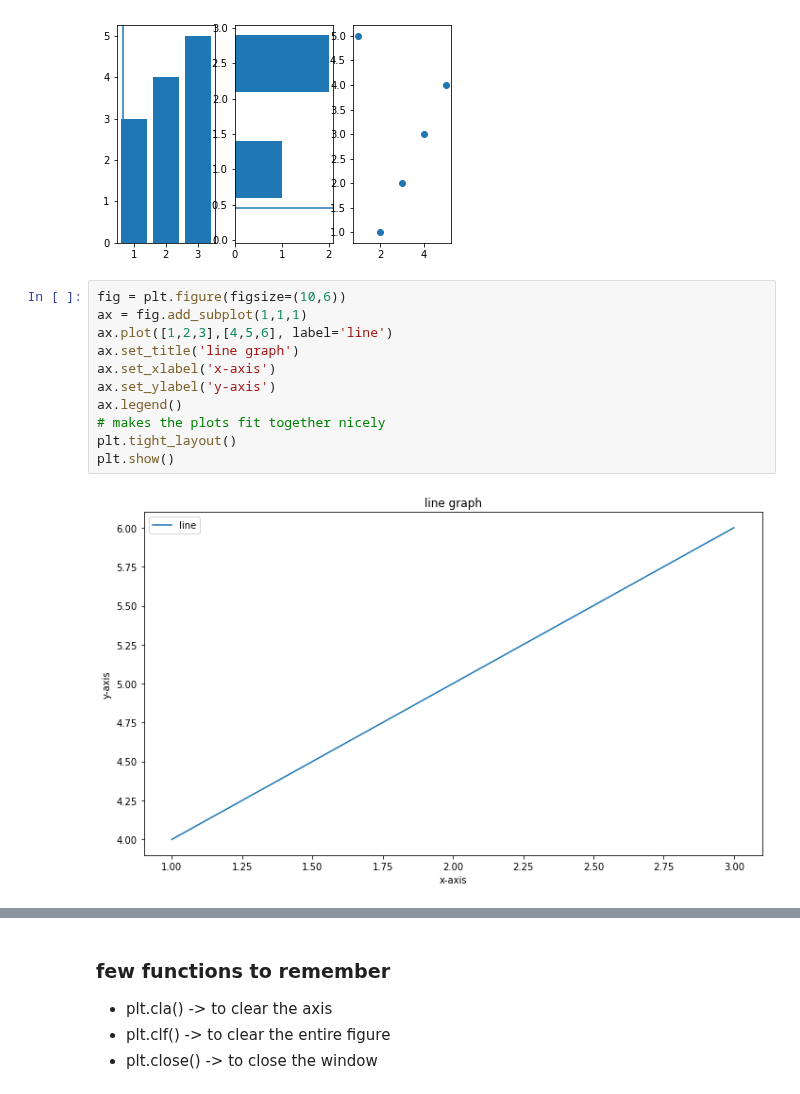
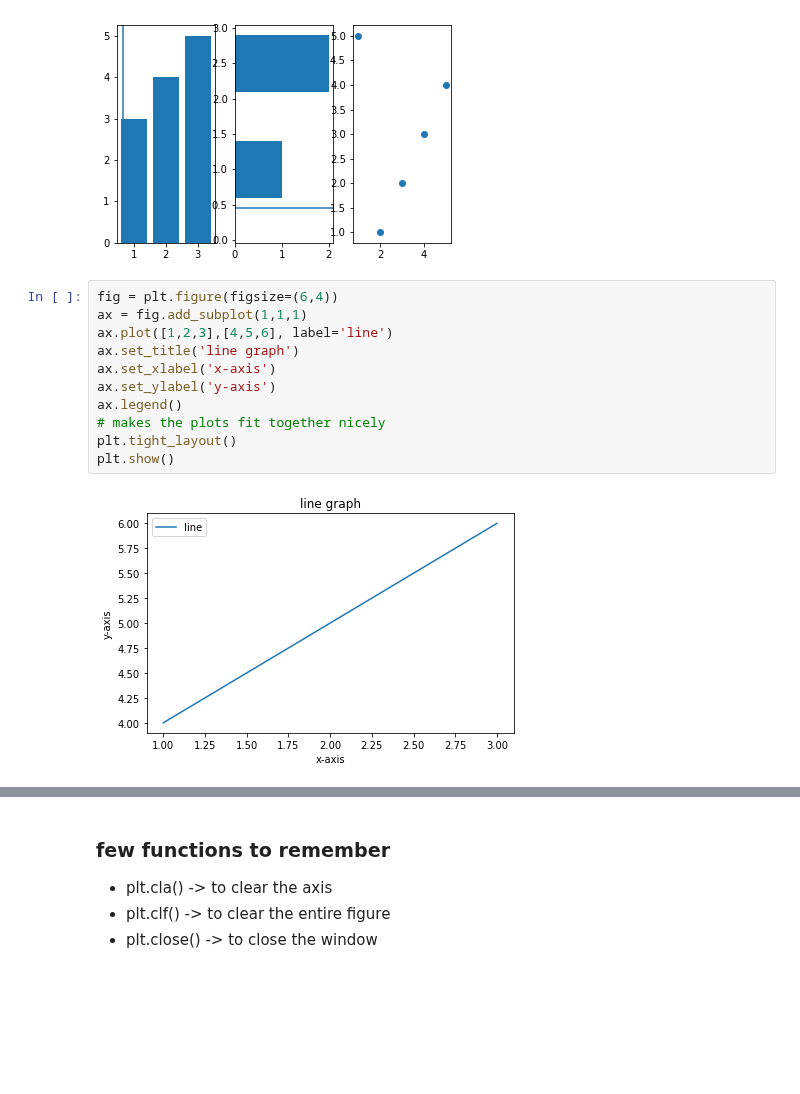
Before and after one commit to Vikas-KM/machine-learning, a Jupyter notebook: Practice/matplotlib_practice.ipynb, the cells around one changed output, grey strips where cells are left out. Drawn from its saved outputs; the diff is of its cells as text; blank space fills up the shorter version.

```diff
--- a/Practice/matplotlib_practice.ipynb
+++ b/Practice/matplotlib_practice.ipynb
@@ -102,17 +102,17 @@ plt.show()
 # %% [output]
 [figure]
 # %%
-fig = plt.figure(figsize=(10,6))
+fig = plt.figure(figsize=(6,4))
 ax = fig.add_subplot(1,1,1)
 ax.plot([1,2,3],[4,5,6], label='line')
 ax.set_title('line graph')
 ax.set_xlabel('x-axis')
 ax.set_ylabel('y-axis')
 ax.legend()
 # makes the plots fit together nicely
 plt.tight_layout()
 plt.show()
 # %% [output]
-[figure, old version]
+[figure, new version]
 # %%
 ## saving the plot as a figure
```
Also changed, not shown: parts of 29 cells of this notebook.
